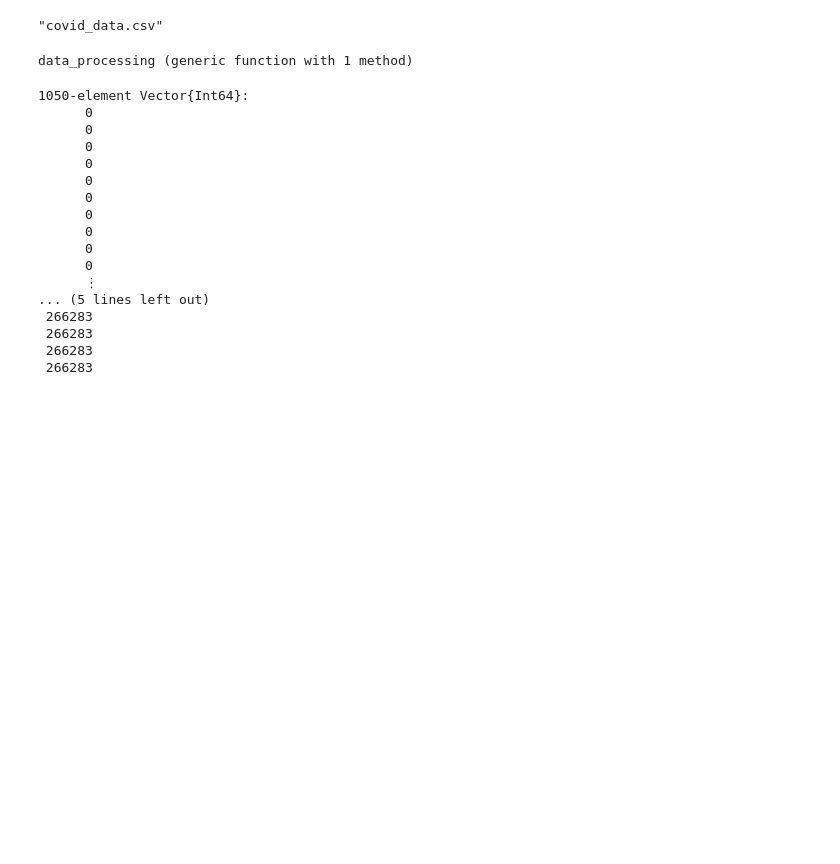
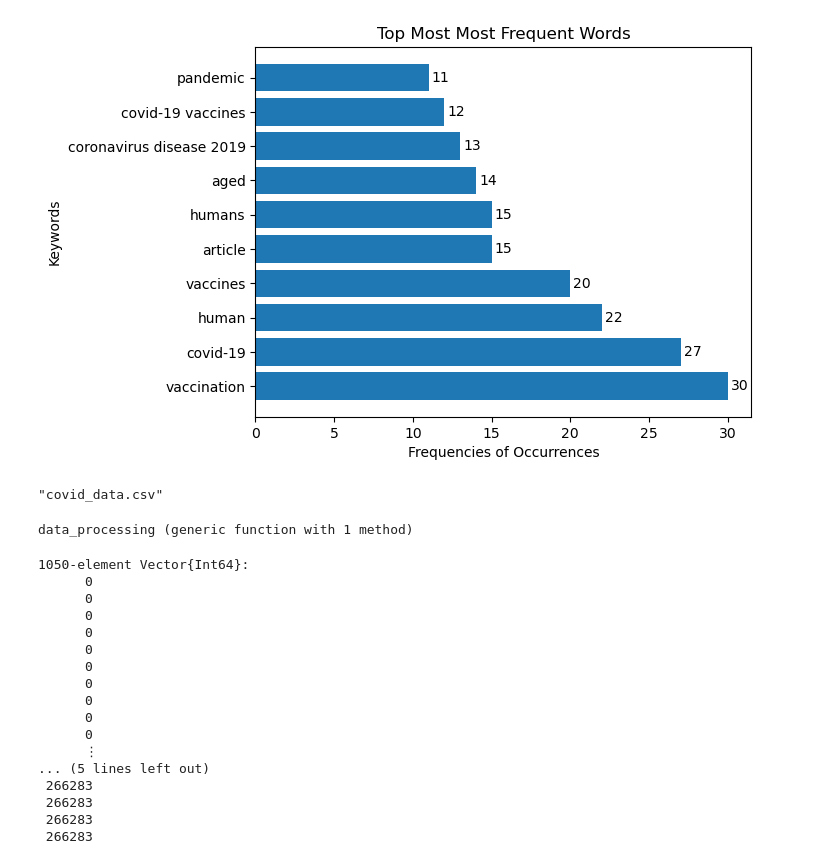
Before and after one commit to michaelajao/notebook, a Jupyter notebook: scripts/scopus.ipynb, the cells around one changed output. Drawn from its saved outputs; the diff is of its cells as text; code cells hidden in the pictures; blank space fills up the shorter version.

```diff
--- a/scripts/scopus.ipynb
+++ b/scripts/scopus.ipynb
@@ -1,3 +24,26 @@
+# %%
+import matplotlib.pyplot as plt
+
+# Define the keywords and their occurrences
+keywords = ['vaccination','covid-19','human','vaccines','article','humans','aged','coronavirus disease 2019','covid-19 vaccines','pandemic']
+occurrences = [30, 27, 22, 20, 15, 15, 14, 13, 12, 11]
+
+# Create the horizontal bar chart
+plt.barh(keywords, occurrences)
+
+# Add labels to the x and y axes
+plt.xlabel('Frequencies of Occurrences')
+plt.ylabel('Keywords')
+plt.title("Top Most Most Frequent Words")
+
+# Display the values on the bars
+for i in range(len(keywords)):
+    plt.text(x = occurrences[i] + 0.2, y = keywords[i], s = occurrences[i], va='center')
+
+# Show the plot
+plt.show()
+# %% [output]
+[figure, added]
 # %%
 using DifferentialEquations, Plots, CSV, DataFrames, Dates
 # %%
```
Also changed, not shown: parts of 3 cells of this notebook, 17 other files.
